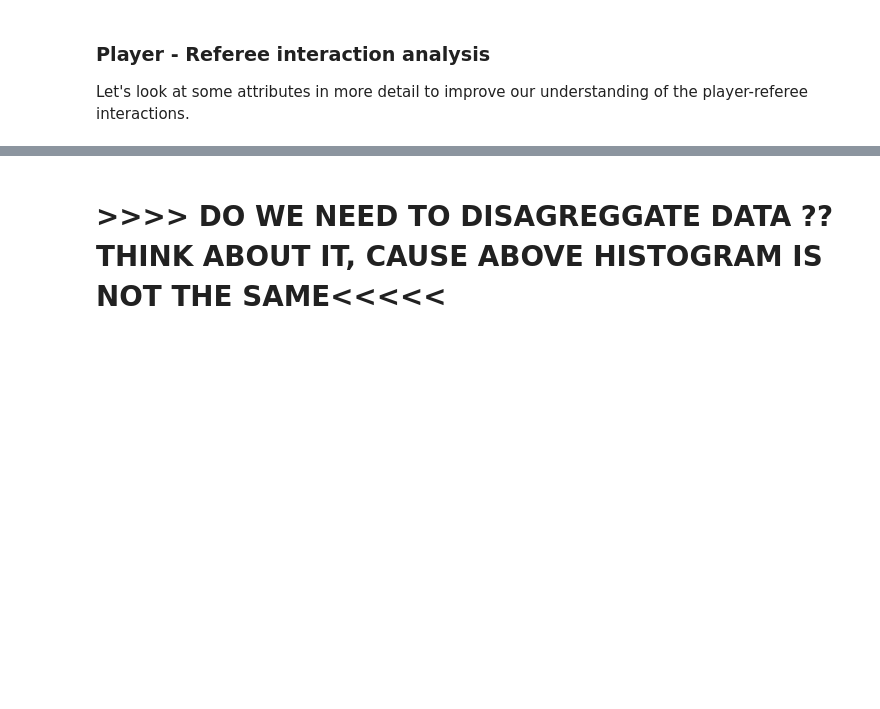
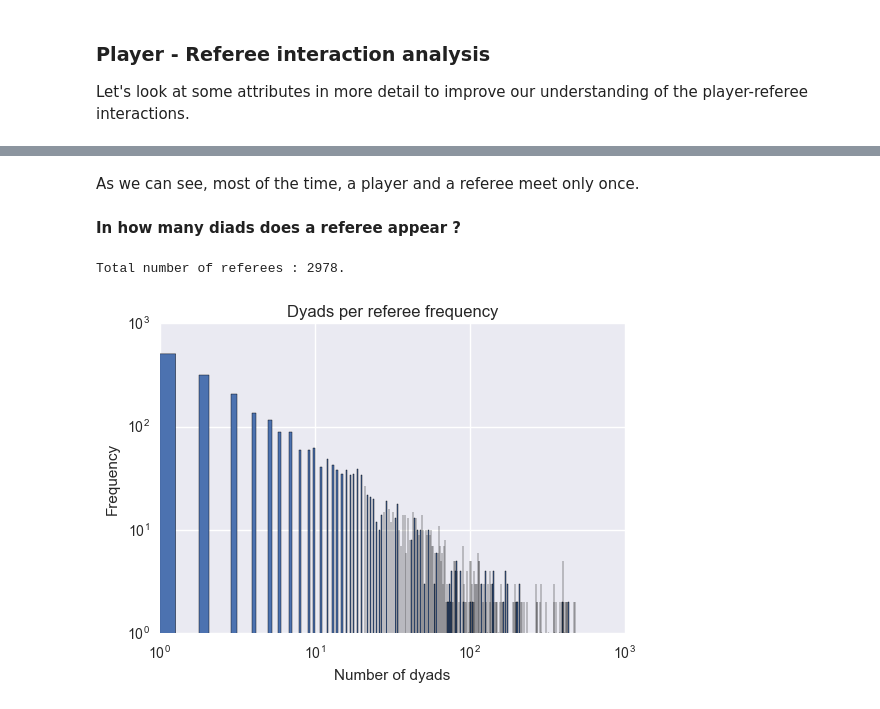
Before and after one commit to loistal/ADA_lab1, a Jupyter notebook: 04 - Applied ML/Football Players ML.ipynb, the cells around one changed output, grey strips where cells are left out. Drawn from its saved outputs; the diff is of its cells as text; code cells hidden in the pictures; blank space fills up the shorter version.

Commit message:
data pre-processing continued

```diff
--- a/04 - Applied ML/Football Players ML.ipynb
+++ b/04 - Applied ML/Football Players ML.ipynb
@@ -91,2 +77,20 @@ Name: games, dtype: int64
-# %% [markdown]
-# >>>> DO WE NEED TO DISAGREGGATE DATA ?? THINK ABOUT IT, CAUSE ABOVE HISTOGRAM IS NOT THE SAME<<<<<
+# %% [markdown]
+As we can see, most of the time, a player and a referee meet only once.
+# %% [markdown]
+**In how many diads does a referee appear ?**
+# %%
+ref_freq = df['refNum'].value_counts()
+
+print('Total number of referees : {}.'.format(len(ref_freq)))
+
+fig, ax = plt.subplots()
+ax.hist(list(ref_freq), bins=len(ref_freq))
+ax.set_title('Dyads per referee frequency')
+ax.set_xlabel('Number of dyads')
+ax.set_xscale('log')
+ax.set_ylabel('Frequency')
+ax.set_yscale('log')
+plt.show()
+# %% [output]
+Total number of referees : 2978.
+[figure, added]
```
Also changed, not shown: parts of 9 cells of this notebook.
